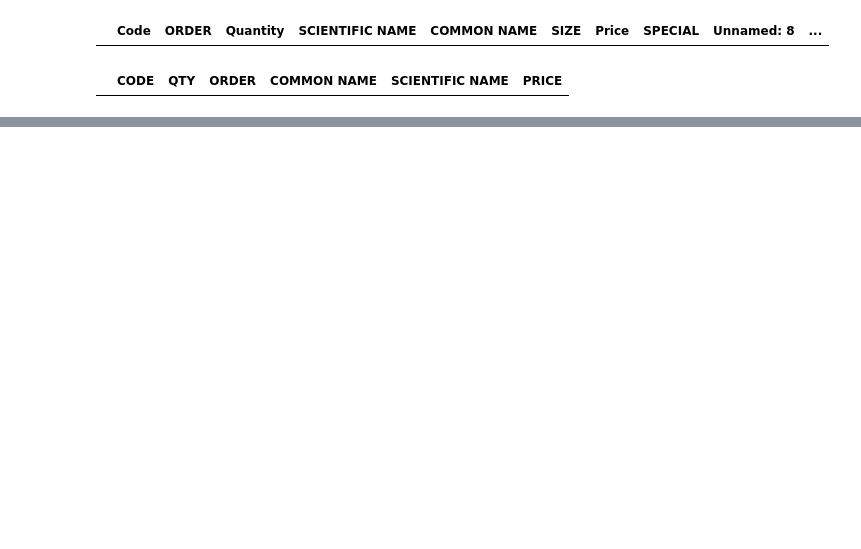
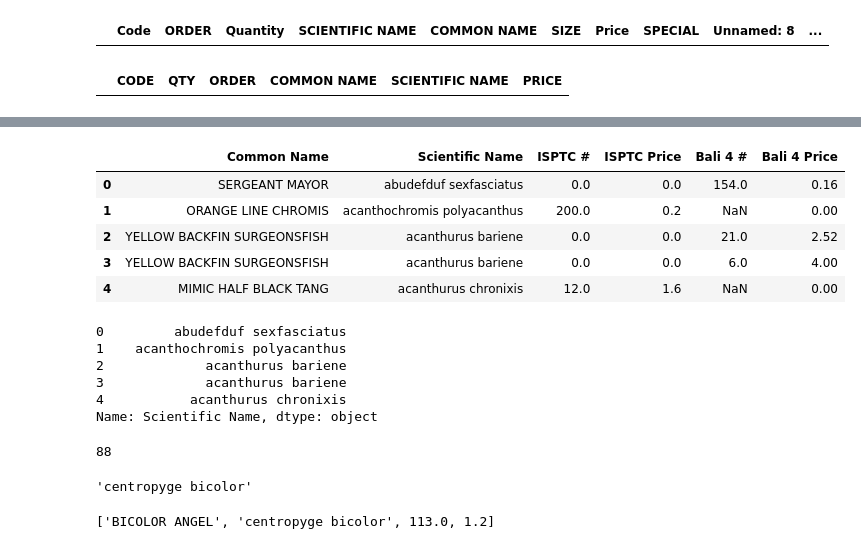
Before and after one commit to JosephPLim/FishListExclusives, a Jupyter notebook: Fish_List_Exclusives.ipynb, the cells around one changed output, grey strips where cells are left out. Saved outputs shown, nothing was run; the diff lists cells and outputs as text; code cells hidden in the pictures; blank space fills up the shorter version.

```diff
--- a/Fish_List_Exclusives.ipynb
+++ b/Fish_List_Exclusives.ipynb
@@ -88,0 +217,59 @@ exclusives
+# %%
+#goes through bali 4, makes a list to append to the bottom of the row
+#initializes list of rows that need to be added into the exportdf bali 4 and price areas
+currentlyExists = []
+for ind in bali_4_df.index:
+  row = []
+  row.append(bali_4_df["COMMON NAME"][ind])
+  row.append(bali_4_df["SCIENTIFIC NAME"][ind])
+
+  if row[1] not in scientificNames:
+    row.append(0)
+    row.append(0)
+
+  row.append(bali_4_df["Quantity"][ind])
+  if bali_4_df["SPECIAL"][ind] > 0: #account for NaNs
+    row.append(round(bali_4_df["SPECIAL"][ind],2))
+  else:
+    row.append(round(bali_4_df["Price"][ind],2))
+
+  if row[1] in scientificNames:
+    currentlyExists.append(row)
+  else:
+    exportdf.loc[len(exportdf.index)] = row
+exportdf = exportdf.sort_values("Scientific Name", ignore_index = True)
+#the ignore_index = True allows the index to be relabelled
+#allows searchsorted to actually work.
+# %%
+exportdf.head()
+# %% [output]
+|  | Common Name | Scientific Name | ISPTC # | ISPTC Price | Bali 4 # | Bali 4 Price |
+| 0 | SERGEANT MAYOR | abudefduf sexfasciatus | 0.0 | 0.0 | 154.0 | 0.16 |
+| 1 | ORANGE LINE CHROMIS | acanthochromis polyacanthus | 200.0 | 0.2 | NaN | 0.00 |
+| 2 | YELLOW BACKFIN SURGEONSFISH | acanthurus bariene | 0.0 | 0.0 | 21.0 | 2.52 |
+| 3 | YELLOW BACKFIN SURGEONSFISH | acanthurus bariene | 0.0 | 0.0 | 6.0 | 4.00 |
+| 4 | MIMIC HALF BLACK TANG | acanthurus chronixis | 12.0 | 1.6 | NaN | 0.00 |
+# %%
+exportdf["Scientific Name"].head()
+# %% [output]
+0         abudefduf sexfasciatus
+1    acanthochromis polyacanthus
+2             acanthurus bariene
+3             acanthurus bariene
+4           acanthurus chronixis
+Name: Scientific Name, dtype: object
+# %%
+#create searchsort numpy array
+#turn the column into a numpy array
+scinameSeries = exportdf["Scientific Name"].squeeze()
+scinameSeries.searchsorted("centropyge bicolor")
+# %% [output]
+88
+# %%
+exportdf["Scientific Name"][scinameSeries.searchsorted("centropyge bicolor")]
+# %% [output]
+'centropyge bicolor'
+# %%
+currentlyExists[1]
+# %% [output]
+['BICOLOR ANGEL', 'centropyge bicolor', 113.0, 1.2]
```
Also changed, not shown: parts of 22 cells of this notebook.
